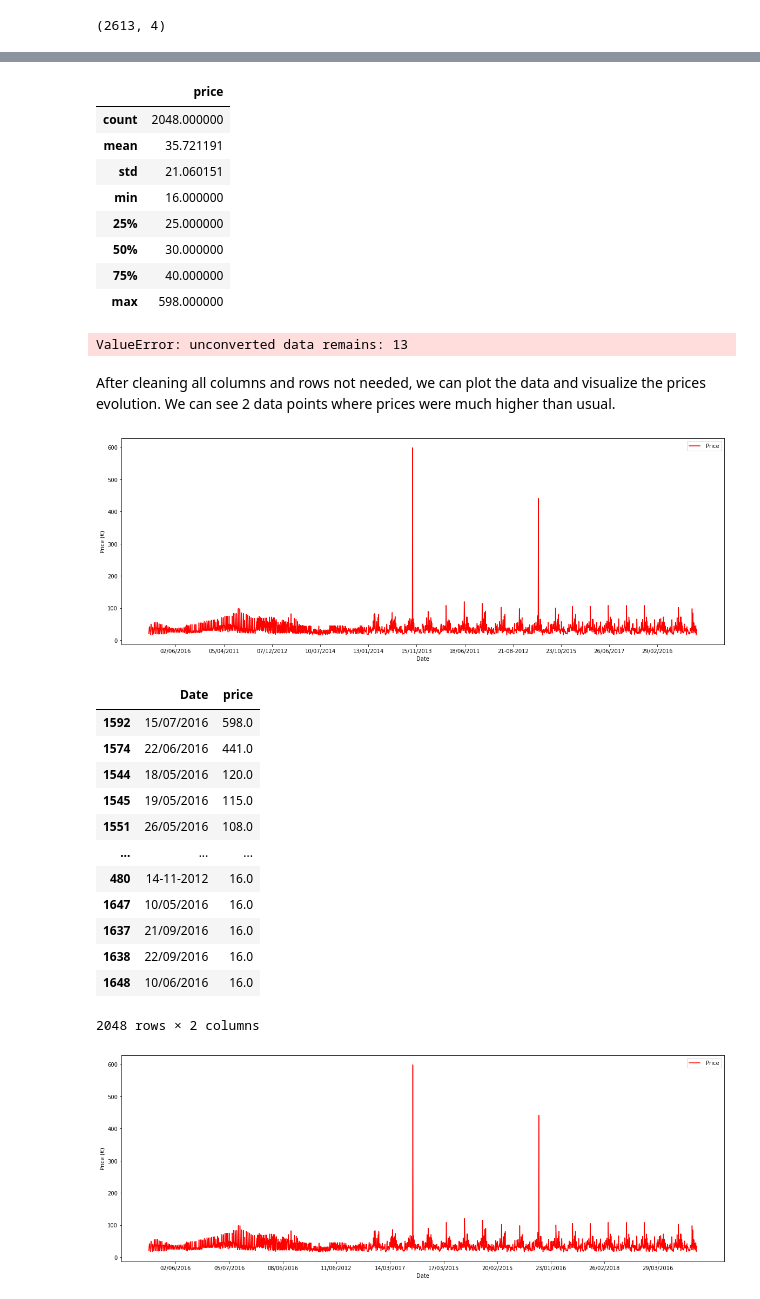
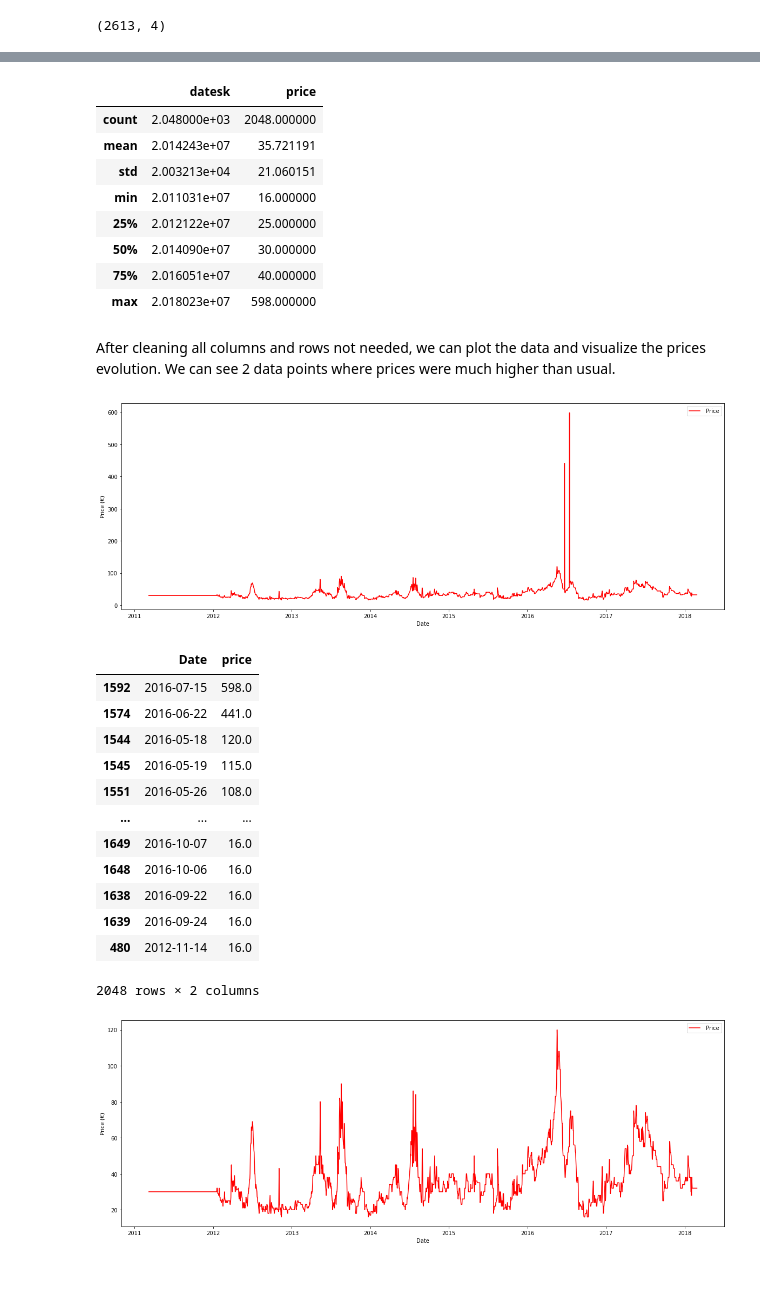
Before and after one commit to AlexandraAlmeidaGithub/Upskill, a Jupyter notebook: Projeto Alexandra Almeida.ipynb, the cells around one changed output, grey strips where cells are left out. Cells and saved outputs as stored; diff of their text form; code cells hidden in the pictures.

```diff
--- a/Projeto Alexandra Almeida.ipynb
+++ b/Projeto Alexandra Almeida.ipynb
@@ -35,3 +35,7 @@ df.shape
 # %%
 #drop missing values
 df.dropna(inplace=True)
+# %%
+#convert the 'Date' column into a datetime format so that it can interpreted as a date
+df['Date'] = pd.to_datetime(df['datesk'], format="%Y%m%d")
+df.head()
@@ -49,21 +60,15 @@ df.shape
 # get the general descriptive statistics from data
 df.describe()
 # %% [output]
-|  | price |
-| count | 2048.000000 |
-| mean | 35.721191 |
-| std | 21.060151 |
-| min | 16.000000 |
-| 25% | 25.000000 |
-| 50% | 30.000000 |
-| 75% | 40.000000 |
-| max | 598.000000 |
+|  | datesk | price |
+| count | 2.048000e+03 | 2048.000000 |
+| mean | 2.014243e+07 | 35.721191 |
+| std | 2.003213e+04 | 21.060151 |
+| min | 2.011031e+07 | 16.000000 |
+| 25% | 2.012122e+07 | 25.000000 |
+| 50% | 2.014090e+07 | 30.000000 |
+| 75% | 2.016051e+07 | 40.000000 |
+| max | 2.018023e+07 | 598.000000 |
-# %%
-#convert the 'Date' column into a datetime format so that it can interpreted as a date
-df['Date'] = pd.to_datetime(df['Date'], format="%d/%m/%y")
-df.head()
-# %% [output]
-ValueError: unconverted data remains: 13
 # %% [markdown]
 After cleaning all columns and rows not needed, we can plot the data and visualize the prices evolution. We can see 2 data points where prices were much higher than usual.
 # %%
@@ -72,29 +77,29 @@ df.sort_values(by=['Date'], ascending = True, inplace = True)
 # creating a pot in order to visualize the price evolution.
 plt.figure(figsize=(20,7))
 plt.plot(df['Date'].values, df['price'].values, label = ' Price', color = 'red')
-plt.xticks(np.arange(100,df.shape[0],180))
+# plt.xticks(np.arange(100,df.shape[0],100))
 plt.xlabel('Date')
 plt.ylabel('Price (€)')
 plt.legend()
 plt.show()
 # %% [output]
-[figure, old version]
+[figure, new version]
 # %%
 # sort the dataframe by descending price in order to find the 2 outlier prices
 df.sort_values(by=['price'], ascending=False)
 # %% [output]
 |  | Date | price |
-| 1592 | 15/07/2016 | 598.0 |
-| 1574 | 22/06/2016 | 441.0 |
-| 1544 | 18/05/2016 | 120.0 |
-| 1545 | 19/05/2016 | 115.0 |
-| 1551 | 26/05/2016 | 108.0 |
+| 1592 | 2016-07-15 | 598.0 |
+| 1574 | 2016-06-22 | 441.0 |
+| 1544 | 2016-05-18 | 120.0 |
+| 1545 | 2016-05-19 | 115.0 |
+| 1551 | 2016-05-26 | 108.0 |
 | ... | ... | ... |
-| 480 | 14-11-2012 | 16.0 |
-| 1647 | 10/05/2016 | 16.0 |
-| 1637 | 21/09/2016 | 16.0 |
-| 1638 | 22/09/2016 | 16.0 |
-| 1648 | 10/06/2016 | 16.0 |
+| 1649 | 2016-10-07 | 16.0 |
+| 1648 | 2016-10-06 | 16.0 |
+| 1638 | 2016-09-22 | 16.0 |
+| 1639 | 2016-09-24 | 16.0 |
+| 480 | 2012-11-14 | 16.0 |
 2048 rows × 2 columns
 # %%
 #remove prices values 598.0 and 441.0
@@ -103,10 +108,10 @@ df.drop(outliers, inplace=True)
 # %%
 plt.figure(figsize=(20,7))
 plt.plot(df['Date'].values, df['price'].values, label = ' Price', color = 'red')
-plt.xticks(np.arange(100,df.shape[0],200))
+# plt.xticks(np.arange(100,df.shape[0],200))
 plt.xlabel('Date')
 plt.ylabel('Price (€)')
 plt.legend()
 plt.show()
 # %% [output]
-[figure, old version]
+[figure, new version]
```
Also changed, not shown: parts of 3 cells of this notebook.
